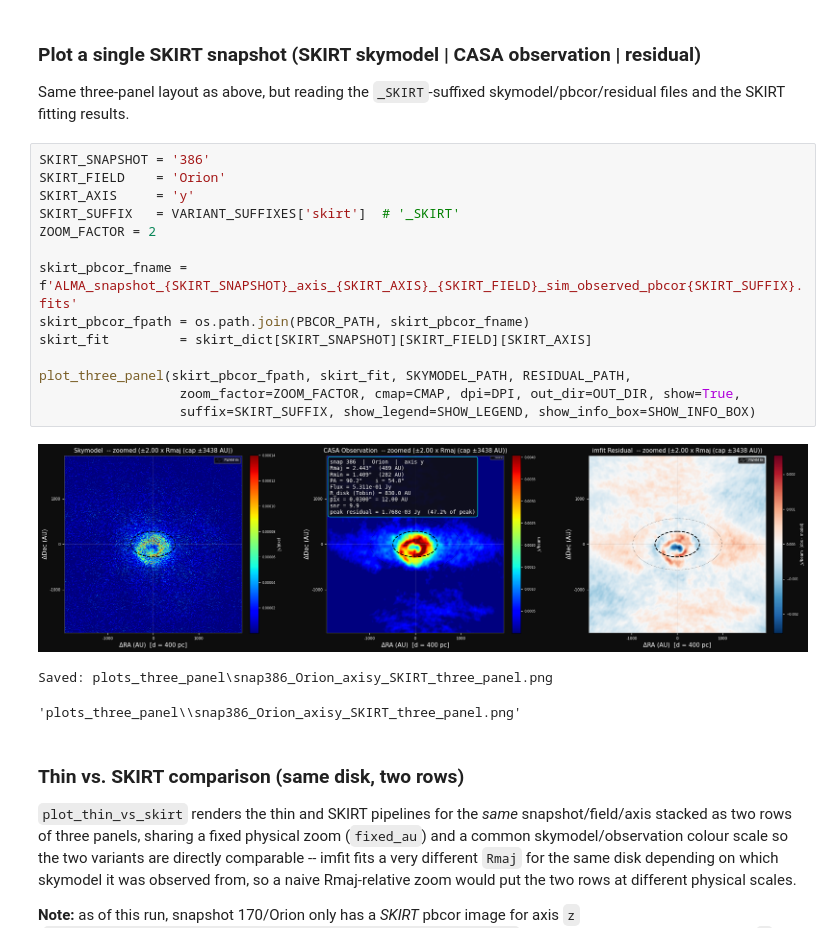
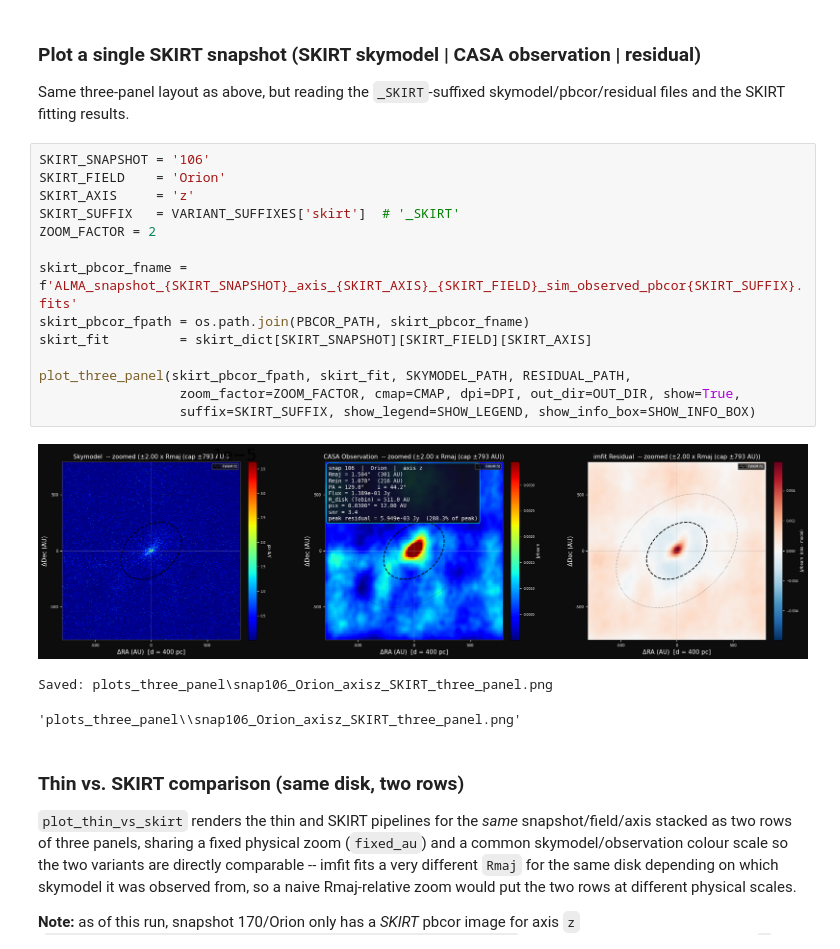
Before and after one commit to Nachiket-Yadav/Synthetic_Observation, a Jupyter notebook: plot_three_panel.ipynb, the cells around one changed output. Cells and saved outputs as stored; diff of their text form.

Commit message:
v1.21 Made changes to plotting

```diff
--- a/plot_three_panel.ipynb
+++ b/plot_three_panel.ipynb
@@ -252,23 +254,23 @@ Loaded SKIRT results for 3 snapshot(s):
 Same three-panel layout as above, but reading the `_SKIRT`-suffixed skymodel/pbcor/residual
 files and the SKIRT fitting results.
 # %%
-SKIRT_SNAPSHOT = '386'
+SKIRT_SNAPSHOT = '106'
 SKIRT_FIELD    = 'Orion'
-SKIRT_AXIS     = 'y'
+SKIRT_AXIS     = 'z'
 SKIRT_SUFFIX   = VARIANT_SUFFIXES['skirt']  # '_SKIRT'
 ZOOM_FACTOR = 2
 
 skirt_pbcor_fname = f'ALMA_snapshot_{SKIRT_SNAPSHOT}_axis_{SKIRT_AXIS}_{SKIRT_FIELD}_sim_observed_pbcor{SKIRT_SUFFIX}.fits'
 skirt_pbcor_fpath = os.path.join(PBCOR_PATH, skirt_pbcor_fname)
 skirt_fit         = skirt_dict[SKIRT_SNAPSHOT][SKIRT_FIELD][SKIRT_AXIS]
 
 plot_three_panel(skirt_pbcor_fpath, skirt_fit, SKYMODEL_PATH, RESIDUAL_PATH,
                   zoom_factor=ZOOM_FACTOR, cmap=CMAP, dpi=DPI, out_dir=OUT_DIR, show=True,
                   suffix=SKIRT_SUFFIX, show_legend=SHOW_LEGEND, show_info_box=SHOW_INFO_BOX)
 # %% [output]
-[figure, old version]
+[figure, new version]
-Saved: plots_three_panel\snap386_Orion_axisy_SKIRT_three_panel.png
+Saved: plots_three_panel\snap106_Orion_axisz_SKIRT_three_panel.png
-'plots_three_panel\\snap386_Orion_axisy_SKIRT_three_panel.png'
+'plots_three_panel\\snap106_Orion_axisz_SKIRT_three_panel.png'
 # %% [markdown]
 ### Thin vs. SKIRT comparison (same disk, two rows)
 
```
Also changed, not shown: parts of 3 cells of this notebook, 17 other files.
